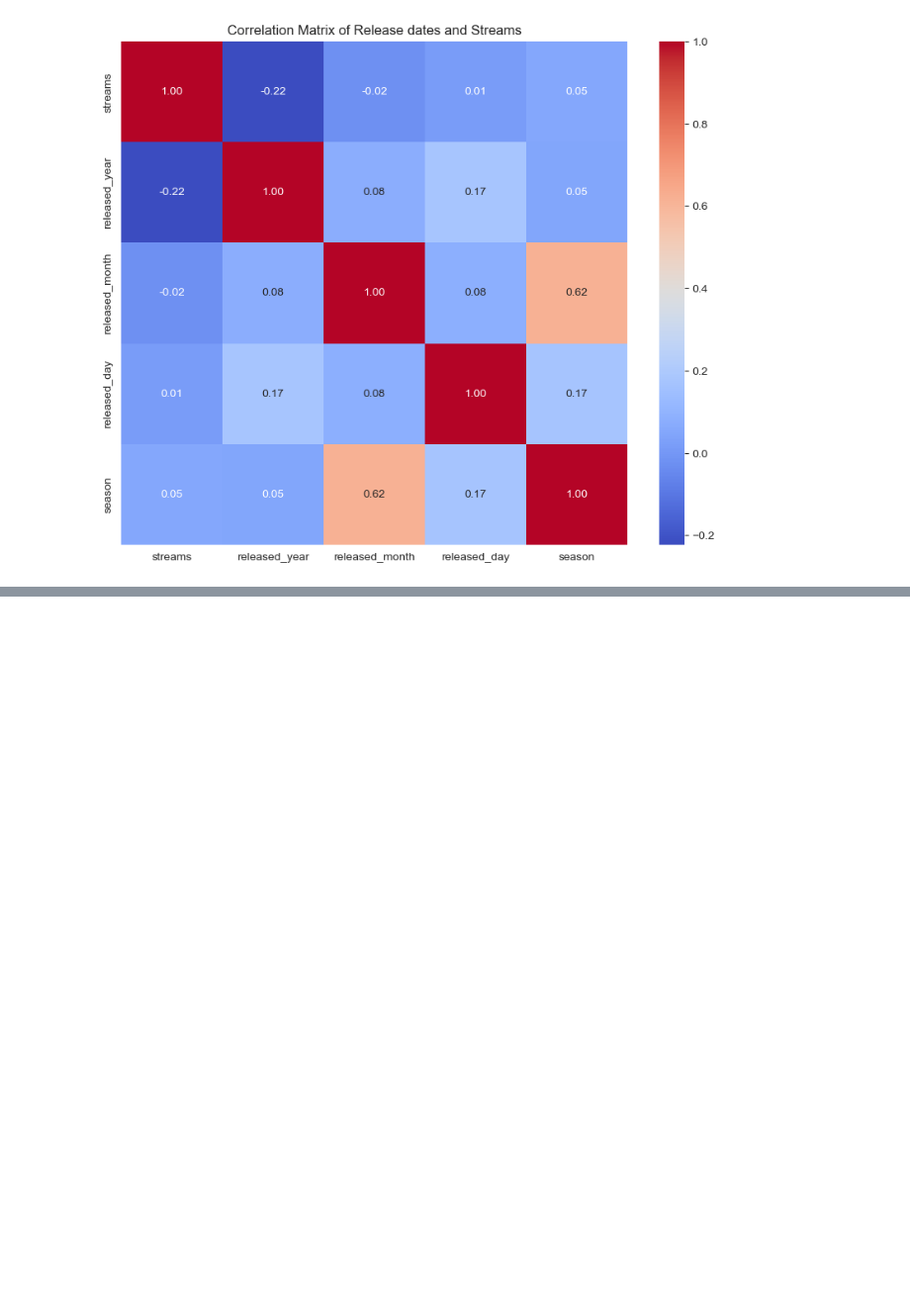
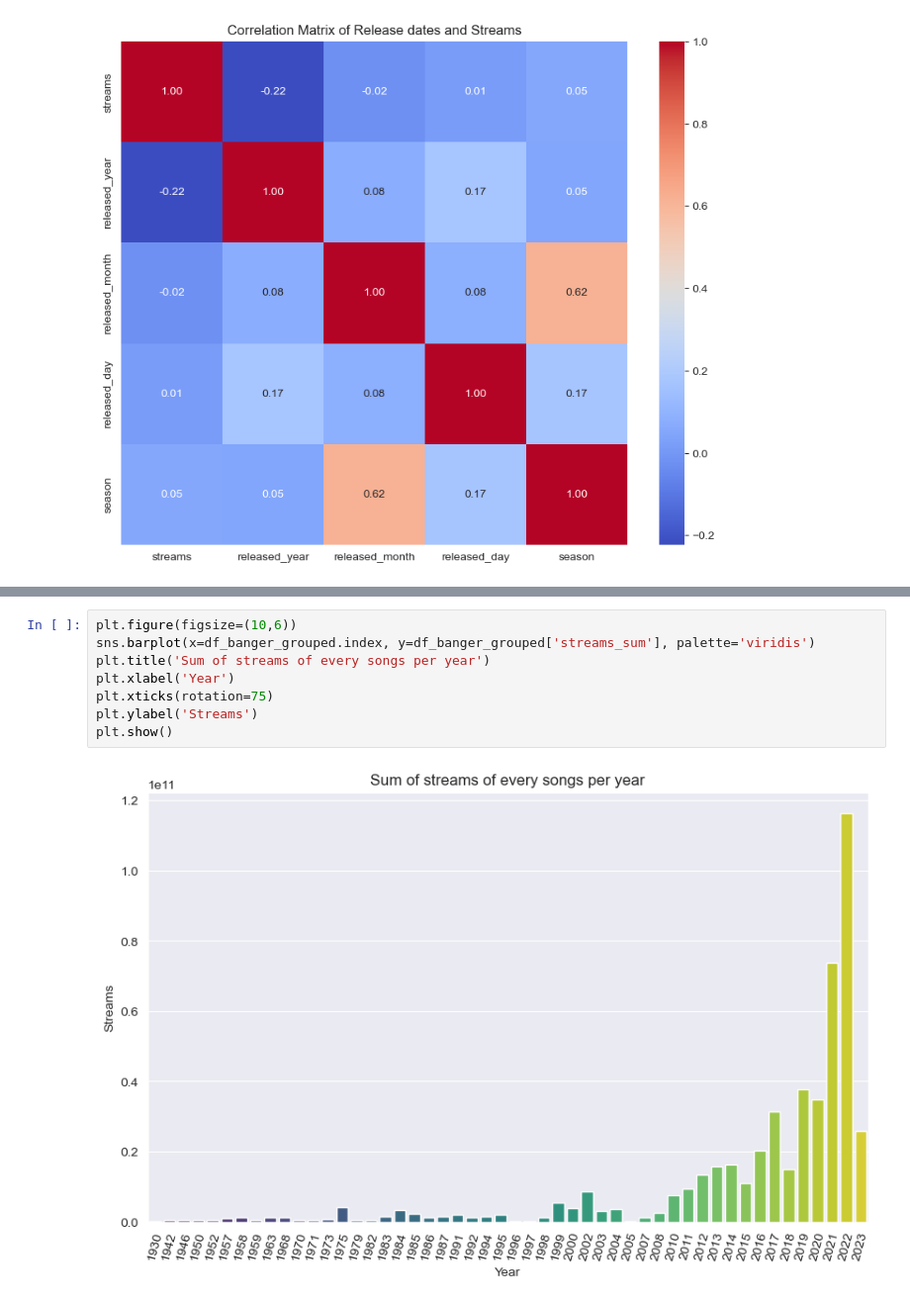
Before and after one commit to XaverHeuser/eda-spotify-dataset-2024, a Jupyter notebook: notebooks/03_eda.ipynb, the cells around one changed output, grey strips where cells are left out. Shown at 99% size. Drawn from its saved outputs; the diff is of its cells as text; blank space fills up the shorter version.

```diff
--- a/notebooks/03_eda.ipynb
+++ b/notebooks/03_eda.ipynb
@@ -333,0 +361,10 @@ plt.show()
+# %%
+plt.figure(figsize=(10,6))
+sns.barplot(x=df_banger_grouped.index, y=df_banger_grouped['streams_sum'], palette='viridis')
+plt.title('Sum of streams of every songs per year')
+plt.xlabel('Year')
+plt.xticks(rotation=75)
+plt.ylabel('Streams')
+plt.show()
+# %% [output]
+[figure, added]
```
Also changed, not shown: parts of 19 cells of this notebook.
